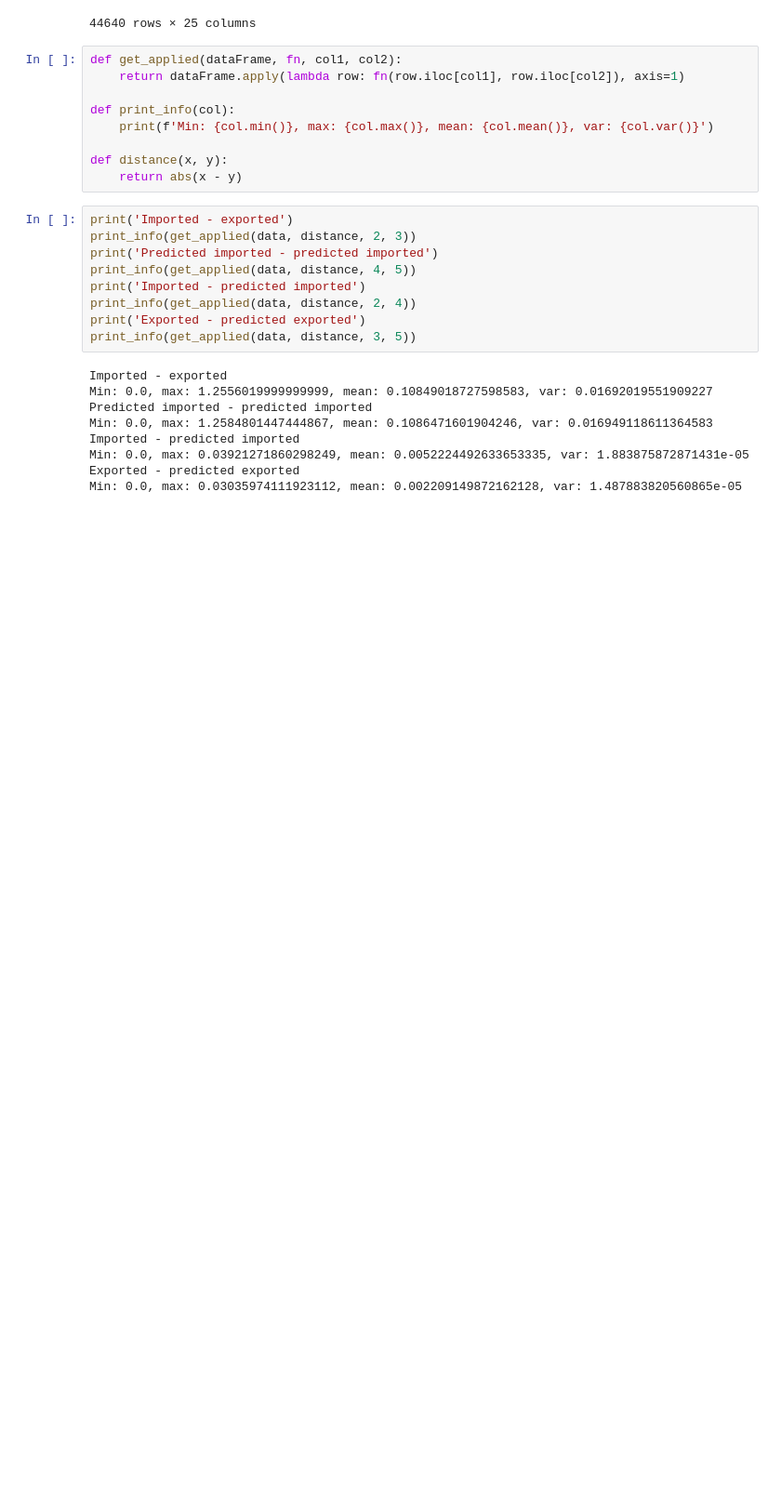
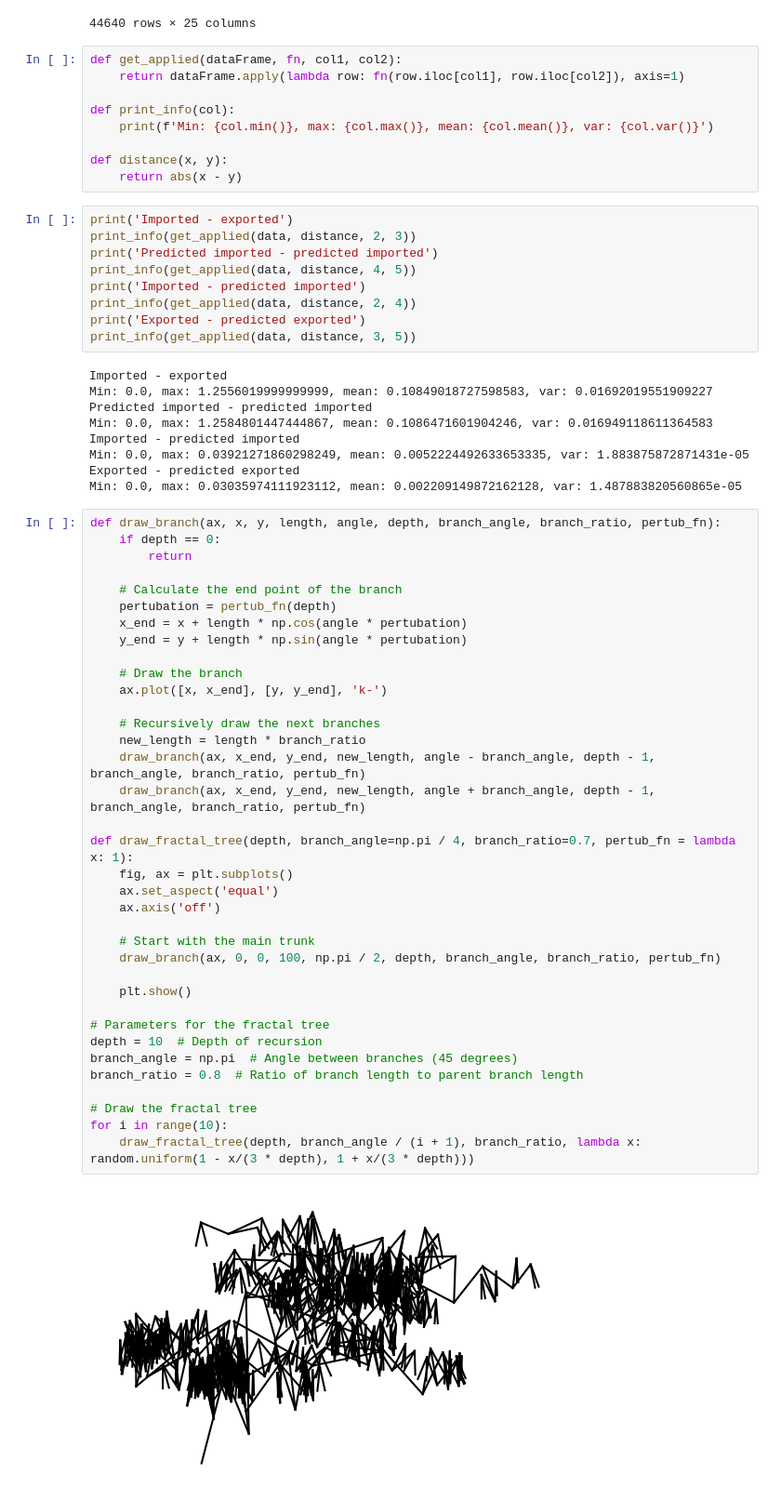
Before and after one commit to KajetanPoliak/greenhack2024, a Jupyter notebook: Pepa_ntb.ipynb, the cells around one changed output. Shown at 93% size. Drawn from its saved outputs; the diff is of its cells as text; blank space fills up the shorter version.

```diff
--- a/Pepa_ntb.ipynb
+++ b/Pepa_ntb.ipynb
@@ -101,3 +105,41 @@ Imported - predicted imported
 Min: 0.0, max: 0.03921271860298249, mean: 0.0052224492633653335, var: 1.883875872871431e-05
 Exported - predicted exported
 Min: 0.0, max: 0.03035974111923112, mean: 0.002209149872162128, var: 1.487883820560865e-05
+# %%
+def draw_branch(ax, x, y, length, angle, depth, branch_angle, branch_ratio, pertub_fn):
+    if depth == 0:
+        return
+
+    # Calculate the end point of the branch
+    pertubation = pertub_fn(depth)
+    x_end = x + length * np.cos(angle * pertubation)
+    y_end = y + length * np.sin(angle * pertubation)
+
+    # Draw the branch
+    ax.plot([x, x_end], [y, y_end], 'k-')
+
+    # Recursively draw the next branches
+    new_length = length * branch_ratio
+    draw_branch(ax, x_end, y_end, new_length, angle - branch_angle, depth - 1, branch_angle, branch_ratio, pertub_fn)
+    draw_branch(ax, x_end, y_end, new_length, angle + branch_angle, depth - 1, branch_angle, branch_ratio, pertub_fn)
+
+def draw_fractal_tree(depth, branch_angle=np.pi / 4, branch_ratio=0.7, pertub_fn = lambda x: 1):
+    fig, ax = plt.subplots()
+    ax.set_aspect('equal')
+    ax.axis('off')
+
+    # Start with the main trunk
+    draw_branch(ax, 0, 0, 100, np.pi / 2, depth, branch_angle, branch_ratio, pertub_fn)
+
+    plt.show()
+
+# Parameters for the fractal tree
+depth = 10  # Depth of recursion
+branch_angle = np.pi  # Angle between branches (45 degrees)
+branch_ratio = 0.8  # Ratio of branch length to parent branch length
+
+# Draw the fractal tree
+for i in range(10):
+    draw_fractal_tree(depth, branch_angle / (i + 1), branch_ratio, lambda x: random.uniform(1 - x/(3 * depth), 1 + x/(3 * depth)))
+# %% [output]
+[figure, added]
```
Also changed, not shown: parts of 4 cells of this notebook.
